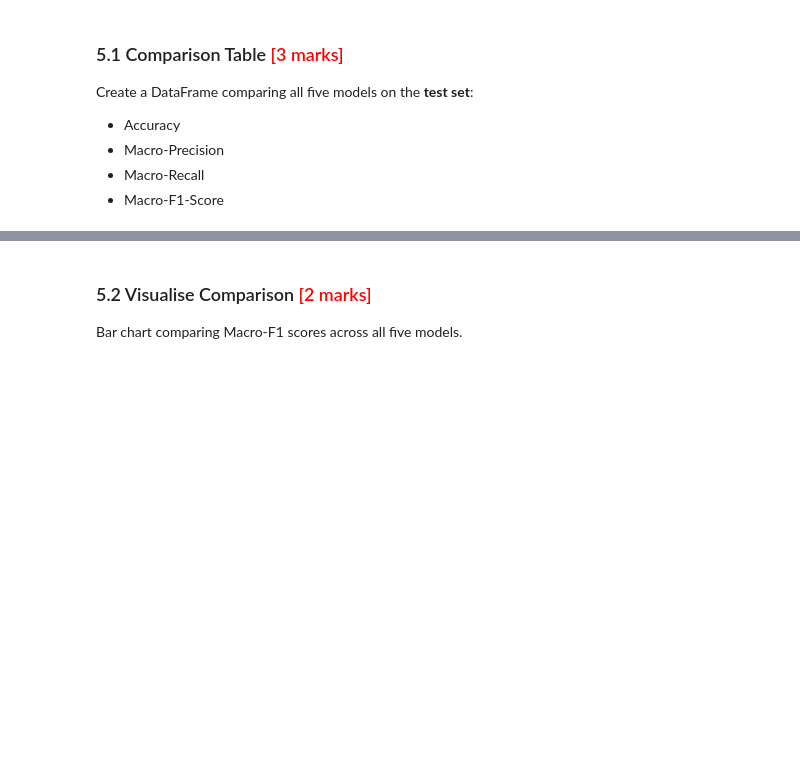
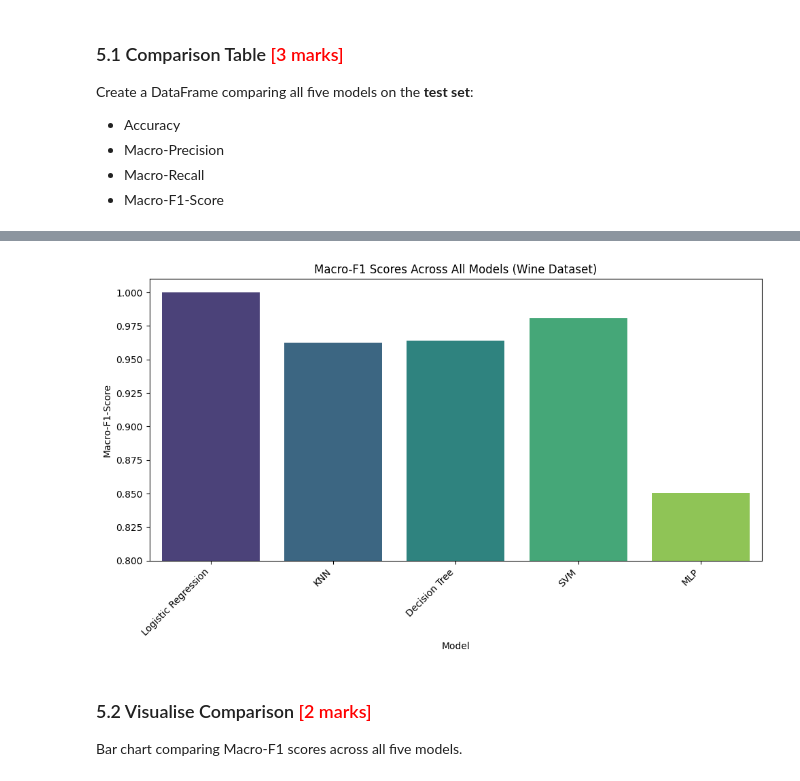
Before and after one commit to raisharad/GenerativeAIandAgenticAI, a Jupyter notebook: Classification_Models_Exercise_Sharad_Kumar_Rai.ipynb, the cells around one changed output, grey strips where cells are left out. Drawn from its saved outputs; the diff is of its cells as text; code cells hidden in the pictures; blank space fills up the shorter version.

```diff
--- a/Classification_Models_Exercise_Sharad_Kumar_Rai.ipynb
+++ b/Classification_Models_Exercise_Sharad_Kumar_Rai.ipynb
@@ -1142,0 +1321,12 @@ Stratified train-test split (70-30, `random_state=42`), then `StandardScaler` fi
+# %%
+from sklearn.datasets import load_wine
+import pandas as pd
+
+# Reload Wine dataset to ensure correct data is used
+wine_data = load_wine()
+X = pd.DataFrame(wine_data.data, columns=wine_data.feature_names)
+y = pd.Series(wine_data.target, name='target')
+
+print("Wine dataset reloaded:")
+print(f"X shape: {X.shape}")
+print(f"y shape: {y.shape}")
@@ -1143,3 +1337,14 @@ Stratified train-test split (70-30, `random_state=42`), then `StandardScaler` fi
+# %%
+X_train, X_test, y_train, y_test = train_test_split(
+    X, y,
+    test_size=0.3,
+    random_state=42,
+    stratify=y
+)
+# %%
+scaler = StandardScaler()
+X_train_scaled = scaler.fit_transform(X_train)
+X_test_scaled = scaler.transform(X_test)
 # %% [markdown]
 ### 3.2 Verify Preparation <font color="red">[2 marks]</font>
 
@@ -1247,3 +1801,18 @@ Create a DataFrame comparing all five models on the **test set**:
+# %%
+import matplotlib.pyplot as plt
+import seaborn as sns
+
+plt.figure(figsize=(10, 6))
+sns.barplot(x='Model', y='Macro-F1-Score', data=comparison_df_wine, palette='viridis')
+plt.title('Macro-F1 Scores Across All Models (Wine Dataset)')
+plt.xlabel('Model')
+plt.ylabel('Macro-F1-Score')
+plt.ylim(0.8, 1.01) # Set y-axis limits for better visualization
+plt.xticks(rotation=45, ha='right') # Rotate labels to prevent overlap
+plt.tight_layout()
+plt.show()
+# %% [output]
+[figure, added]
 # %% [markdown]
 ### 5.2 Visualise Comparison <font color="red">[2 marks]</font>
 
```
Also changed, not shown: parts of 43 cells of this notebook.
